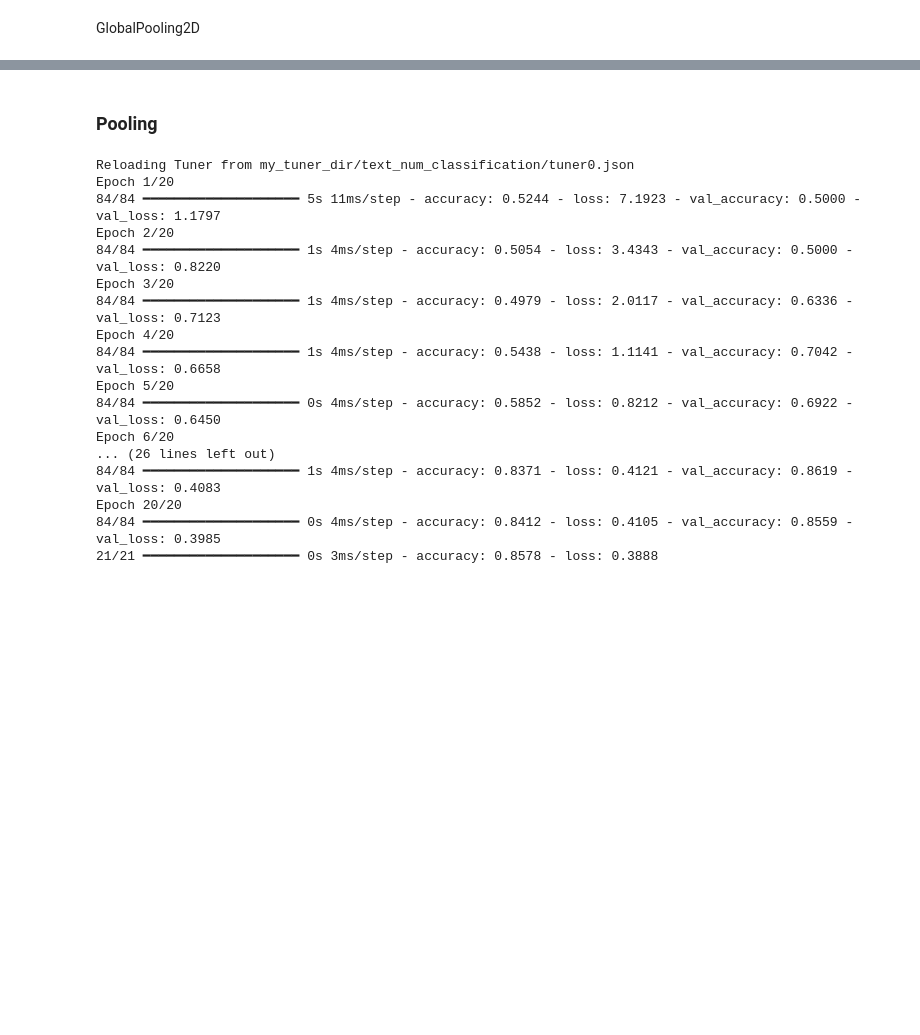
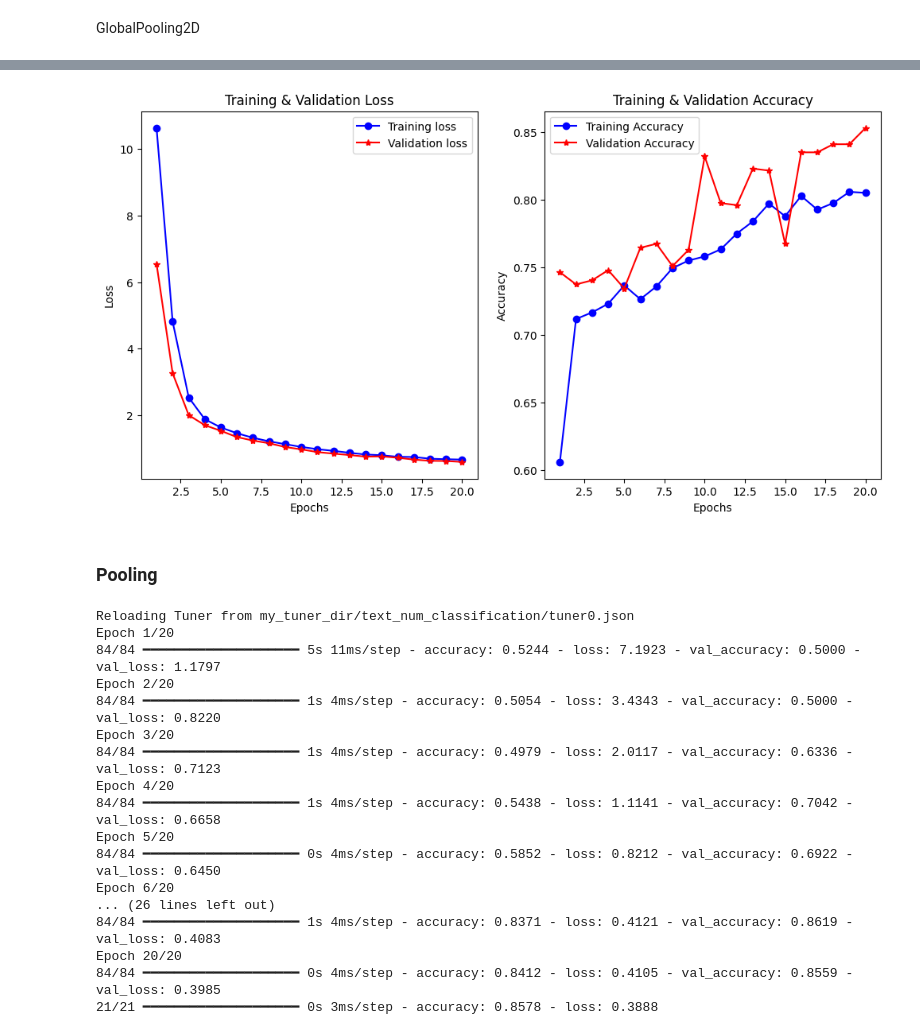
Before and after one commit to Garinelli/ReviewAI, a Jupyter notebook: src/ml/NN/nn_bert_sentence.ipynb, the cells around one changed output, grey strips where cells are left out. Drawn from its saved outputs; the diff is of its cells as text; code cells hidden in the pictures; blank space fills up the shorter version.

Commit message:
Initial plots and optimizer were added.

```diff
--- a/src/ml/NN/nn_bert_sentence.ipynb
+++ b/src/ml/NN/nn_bert_sentence.ipynb
@@ -269,4 +252,6 @@ Requirement already satisfied: mdurl~=0.1 in /usr/local/lib/python3.11/dist-pack
 # %%
+import keras_tuner as kt
+
 def build_model(hp):
     text_input = Input(shape=(384,), name='text_input')
     activation_choice = hp.Choice('activation', ['relu', 'swish', 'leaky_relu'])
@@ -278,7 +263,7 @@ def build_model(hp):
 
     x_text = Dense(hp.Int('dense_units', 16, 128, 16), activation=activation)(text_input)
 
-    num_input = Input(shape=(7,), name='num_input')
+    num_input = Input(shape=(4,), name='num_input')
     x_num = Dense(32, activation=activation)(num_input)
 
     combined = Concatenate()([x_text, x_num])
@@ -300,7 +285,7 @@ def build_model(hp):
 
     output = Dense(2, activation='softmax')(x)
 
-    optimizer_choice = hp.Choice('optimizer', ['adam', 'adamw', 'rmsprop', 'sgd', 'adadelta'])
+    optimizer_choice = hp.Choice('optimizer', ['adam', 'adamw', 'rmsprop', 'sgd', 'adadelta', 'adagrad', 'nadam'])
     if optimizer_choice == 'adam':
         optimizer = Adam()
     elif optimizer_choice == 'adamw':
@@ -309,6 +294,10 @@ def build_model(hp):
         optimizer = RMSprop()
     elif optimizer_choice == 'adadelta':
         optimizer = Adadelta()
+    elif optimizer_choice == 'adagrad':
+        optimizer = Adagrad()
+    elif optimizer_choice == 'nadam':
+        optimizer = Nadam()
     else:
         optimizer = SGD()
 
@@ -334,7 +323,7 @@ tuner.search(
     validation_data=([X_test_text, X_test_num], y_test),
     epochs=10,
     batch_size=32,
-    callbacks=[EarlyStopping(monitor='val_loss', patience=3, restore_best_weights=True)]  # EarlyStopping при поиске
+    callbacks=[EarlyStopping(monitor='val_loss', patience=3, restore_best_weights=True)]
 )
 
 # Получение наилучшей модели
@@ -347,7 +336,7 @@ history = best_model.fit(
     validation_data=([X_test_text, X_test_num], y_test),
     epochs=20,
     batch_size=32,
-    callbacks=[EarlyStopping(monitor='val_loss', patience=5, restore_best_weights=True)]  # EarlyStopping при обучении
+    callbacks=[EarlyStopping(monitor='val_loss', patience=5, restore_best_weights=True)]
 )
 
 # Оценка модели на тестовой выборке
@@ -379,3 +368,38 @@ WARNING:absl:You are saving your model as an HDF5 file via `model.save()` or `ke
+# %%
+import matplotlib.pyplot as plt
+
+history_dict = history.history
+
+train_loss = history_dict['loss']
+val_loss = history_dict['val_loss']
+
+train_acc = history_dict['accuracy']
+val_acc = history_dict['val_accuracy']
+
+epochs = range(1, len(train_loss) + 1)
+
+# График потерь
+plt.figure(figsize=(12, 6))
+plt.subplot(1, 2, 1)
+plt.plot(epochs, train_loss, 'bo-', label='Training loss')
+plt.plot(epochs, val_loss, 'r*-', label='Validation loss')
+plt.xlabel('Epochs')
+plt.ylabel('Loss')
+plt.title('Training & Validation Loss')
+plt.legend()
+
+# График точности
+plt.subplot(1, 2, 2)
+plt.plot(epochs, train_acc, 'bo-', label='Training Accuracy')
+plt.plot(epochs, val_acc, 'r*-', label='Validation Accuracy')
+plt.xlabel('Epochs')
+plt.ylabel('Accuracy')
+plt.title('Training & Validation Accuracy')
+plt.legend()
+
+plt.show()
+# %% [output]
+[figure, added]
 # %% [markdown]
 ### Pooling
 # %%
```
Also changed, not shown: parts of 11 cells of this notebook.
